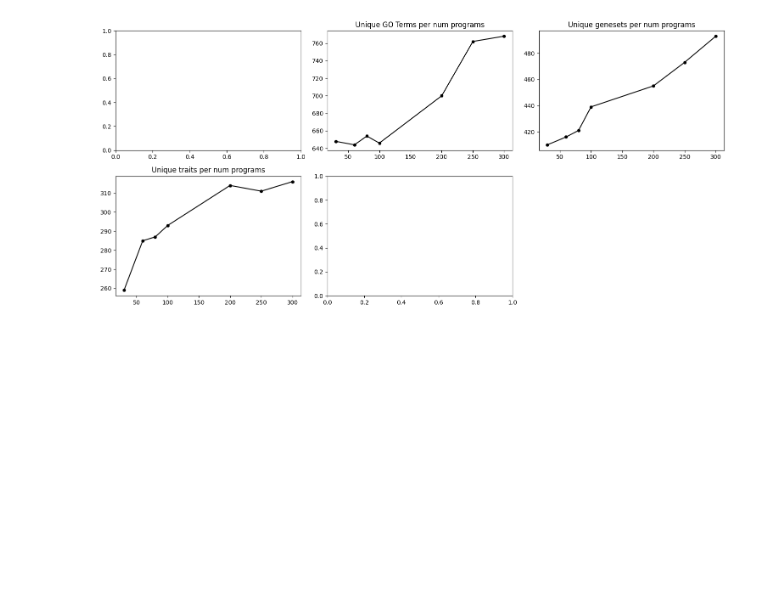
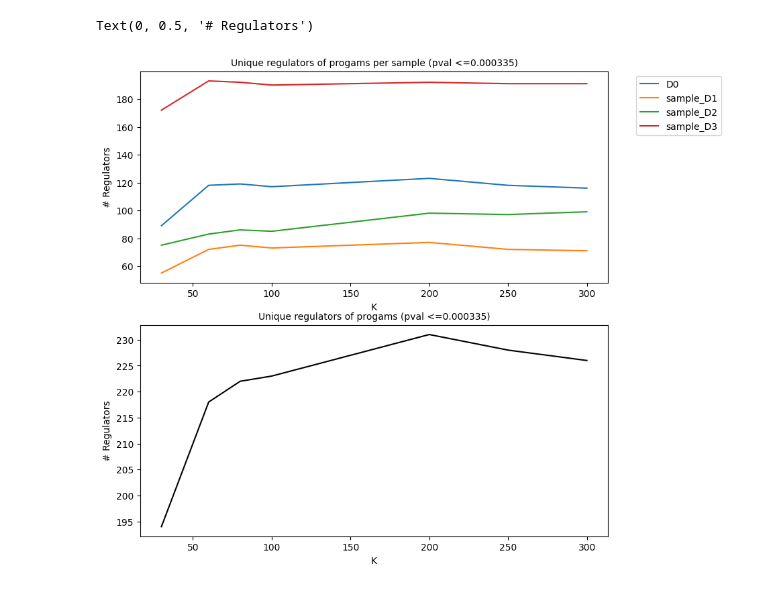
Before and after one commit to EngreitzLab/cNMF_benchmarking, a Jupyter notebook: cNMF_benchmakring_pipeline/Plotting/cNMF_k_selection.ipynb, the cells around one changed output. Saved outputs shown, nothing was run; the diff lists cells and outputs as text; code cells hidden in the pictures; blank space fills up the shorter version.

Commit message:
update on new Inference and Evaluation

```diff
--- a/cNMF_benchmakring_pipeline/Plotting/cNMF_k_selection.ipynb
+++ b/cNMF_benchmakring_pipeline/Plotting/cNMF_k_selection.ipynb
@@ -32,13 +126,19 @@ def load(k, term, path):
 components = [30, 60, 80, 100, 200, 250, 300]
 term_df = []
 
-folder = "/oak/stanford/groups/engreitz/Users/ymo/NMF_re-inplementing/Results/sk-cNMF_evaluation/082525_100k_10iter_sk_mu_frobenius/Eval"
-
 for k in components:
 
     term_df.append(load(k, 'go_terms', '{}/{}/{}_GO_term_enrichment.txt'.format(folder,k,k)))
     term_df.append(load(k, 'genesets', '{}/{}/{}_geneset_enrichment.txt'.format(folder,k,k)))
     term_df.append(load(k, 'traits', '{}/{}/{}_trait_enrichment.txt'.format(folder,k,k)))
-    #term_df.append(load(k, 'motifs', '{}/{}_motif_enrichment.txt'.formatk,k)))
+    #term_df.append(load(k, 'motifs', '{}/{}_motif_enrichment.txt'.format(k),k))
 
 term_df = pd.concat(term_df, ignore_index=True)
+
+
+# Count unique terms per k
+count_df = pd.DataFrame(index=components, columns=term_df['test_term'].unique())
+
+for k in components:
+    for col in count_df.columns:
+        count_df.loc[k, col] = term_df.loc[(term_df['num_programs']==k) & (term_df['test_term']==col), 'Term'].unique().shape[0]
@@ -53,11 +176,11 @@ for k in components:
 # Compute no. of unique regulators
 
 test_stats_df = []
-for k in [30, 60, 80, 100, 200, 250, 300]: # 400
+for k in [30, 60, 80, 100, 200, 250, 300]:
 
     # Run perturbation assocation
     for samp in ['D0', 'sample_D1', 'sample_D2', 'sample_D3']:
-        test_stats_df_ = pd.read_csv('{}/{}_perturbation_association_results_{}.txt'.format(k,k,samp), sep='\t')
+        test_stats_df_ = pd.read_csv('{}/{}/{}_perturbation_association_results_{}.txt'.format(folder,k,k,samp), sep='\t')
         test_stats_df_['sample'] = samp
         test_stats_df_['K'] = k
         test_stats_df_['fdr'] = fdrcorrection(test_stats_df_['pval'])[1]
@@ -66,17 +205,38 @@ test_stats_df = pd.concat(test_stats_df, ignore_index=True)
+# %%
+# Perturbation sensitivity
+
+fig, axs = plt.subplots(ncols=1, nrows=2,figsize=(9, 9))
+
+axs[0].set_title('Unique regulators of progams per sample (pval <=0.000335)', fontsize=10)
+plotting_df = test_stats_df.loc[test_stats_df.pval<=0.000335, ['K', 'sample','target_name']].drop_duplicates().groupby(['K', 'sample']).count().reset_index()
+sns.lineplot(x='K', y='target_name', hue='sample', data=plotting_df, ax=axs[0])
+axs[0].set_ylabel('# Regulators', fontsize=10)
+axs[0].legend(bbox_to_anchor=(1.05, 1), loc='upper left')
+
+
+axs[1].set_title('Unique regulators of progams (pval <=0.000335)', fontsize=10)
+plotting_df = test_stats_df.loc[test_stats_df.pval<=0.000335, ['K','target_name']].drop_duplicates().groupby(['K']).count().reset_index()
+sns.lineplot(x='K', y='target_name', data=plotting_df, color='black', ax=axs[1])
+axs[1].set_ylabel('# Regulators', fontsize=10)
+# %% [output]
+Text(0, 0.5, '# Regulators')
+[figure, added]
 # %%
 # Select significant K
 
+'''
 fig, axs = plt.subplots(ncols=3, nrows=2, figsize=(15,7))
 
-'''
-# Explained variance
+
+# Perturbation sensitivity
 axs.flat[0].set_title('Unique regulators of progams (pval <=0.000335)')
 plotting_df = test_stats_df.loc[test_stats_df.pval<=0.000335, ['K', 'sample','target_name']].drop_duplicates().groupby(['K', 'sample']).count().reset_index()
 sns.lineplot(x='K', y='target_name', hue='sample', data=plotting_df, ax=axs.flat[0])
 
 plotting_df = test_stats_df.loc[test_stats_df.pval<=0.000335, ['K','target_name']].drop_duplicates().groupby(['K']).count().reset_index()
 sns.lineplot(x='K', y='target_name', data=plotting_df, color='black', ax=axs.flat[0])
-'''
+
+
 # Unique GO Terms
 sns.scatterplot(x='index', y='go_terms', data=count_df.reset_index(), ax=axs.flat[1], color='black')
 sns.lineplot(x='index', y='go_terms', data=count_df.reset_index(), ax=axs.flat[1], color='black')
@@ -91,13 +251,13 @@ axs.flat[2].set_title('Unique genesets per num programs')
 sns.scatterplot(x='index', y='traits', data=count_df.reset_index(), ax=axs.flat[3], color='black')
 sns.lineplot(x='index', y='traits', data=count_df.reset_index(), ax=axs.flat[3], color='black')
 axs.flat[3].set_title('Unique traits per num programs')
-'''
+
 # Unique Motifs
-# sns.scatterplot(x='index', y='motifs', data=count_df.reset_index(), ax=axs.flat[5], color='black')
-# sns.lineplot(x='index', y='motifs', data=count_df.reset_index(), ax=axs.flat[5], color='black')
+sns.scatterplot(x='index', y='motifs', data=count_df.reset_index(), ax=axs.flat[5], color='black')
+sns.lineplot(x='index', y='motifs', data=count_df.reset_index(), ax=axs.flat[5], color='black')
 axs.flat[4].set_title('Unique motifs per num programs')
 
-'''
+
 for ax in axs.flat[:]:
     ax.set_xlabel('')
     ax.set_ylabel('')
@@ -105,5 +265,6 @@ axs.flat[-1].axis('off')
 
 plt.tight_layout()
 plt.savefig(f'{folder}/cNMF_k_selection_evaluations.png', dpi=100)
+
+
+'''
-# %% [output]
-[figure, removed]
```
Also changed, not shown: parts of 12 cells of this notebook, 14 other files.
